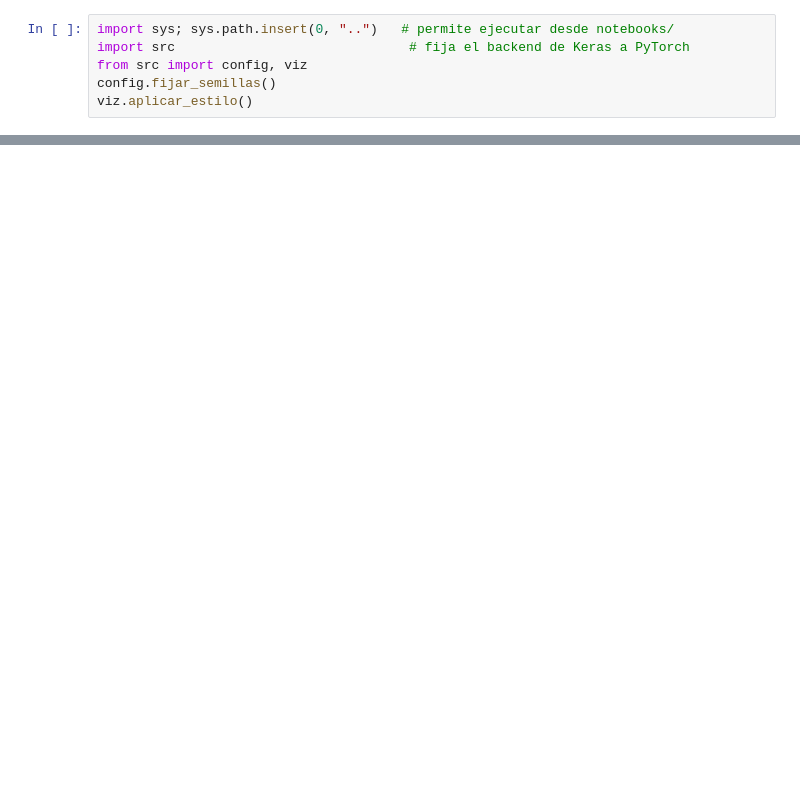
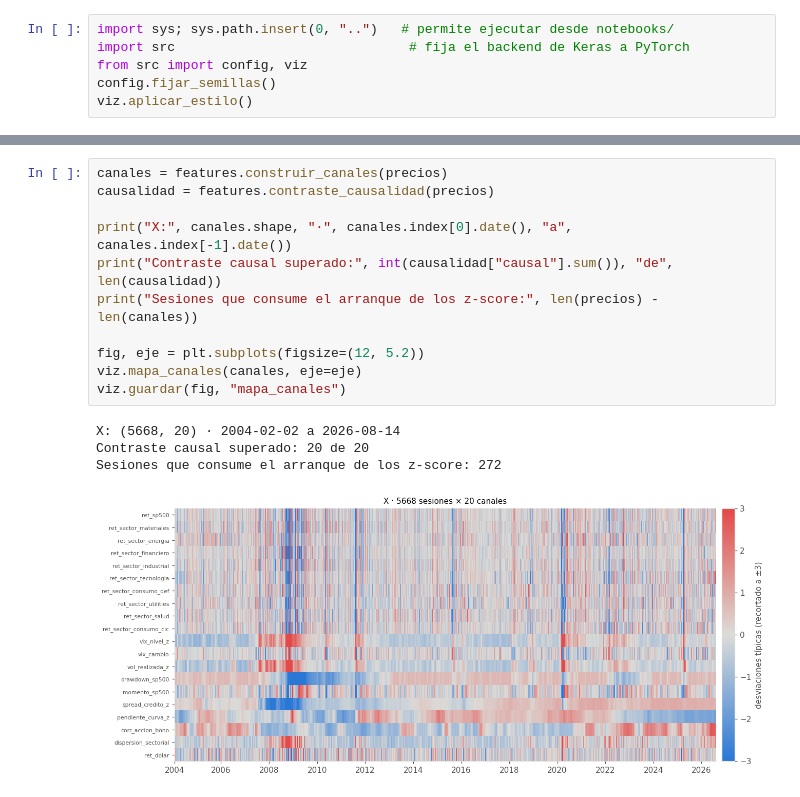
Before and after one commit to Romequinco/TALLER_GENERATIVOS, a Jupyter notebook: notebooks/00_datos_y_features.ipynb, the cells around one changed output, grey strips where cells are left out. Cells and saved outputs as stored; diff of their text form; blank space fills up the shorter version.

```diff
--- a/notebooks/00_datos_y_features.ipynb
+++ b/notebooks/00_datos_y_features.ipynb
@@ -155,0 +96,16 @@ ventanas es unas ochenta veces más estrecho de lo que debería.
+# %%
+canales = features.construir_canales(precios)
+causalidad = features.contraste_causalidad(precios)
+
+print("X:", canales.shape, "·", canales.index[0].date(), "a", canales.index[-1].date())
+print("Contraste causal superado:", int(causalidad["causal"].sum()), "de", len(causalidad))
+print("Sesiones que consume el arranque de los z-score:", len(precios) - len(canales))
+
+fig, eje = plt.subplots(figsize=(12, 5.2))
+viz.mapa_canales(canales, eje=eje)
+viz.guardar(fig, "mapa_canales")
+# %% [output]
+X: (5668, 20) · 2004-02-02 a 2026-08-14
+Contraste causal superado: 20 de 20
+Sesiones que consume el arranque de los z-score: 272
+[figure, added]
```
Also changed, not shown: parts of 22 cells of this notebook, 4 other files.
